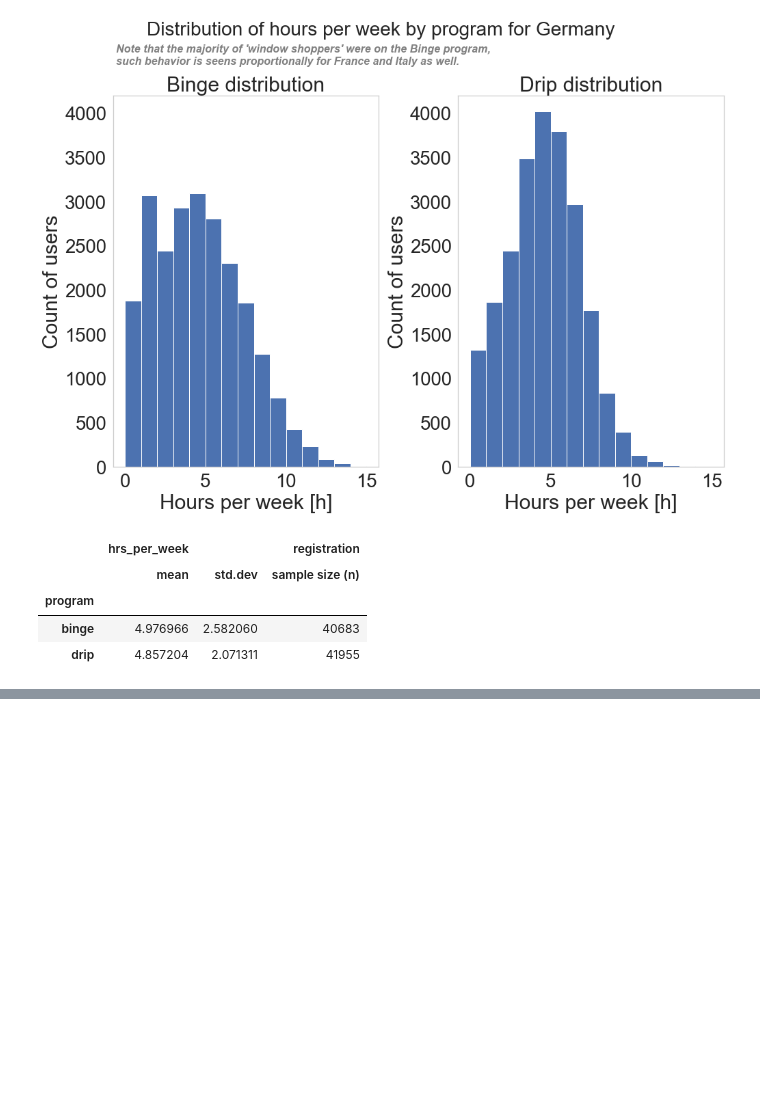
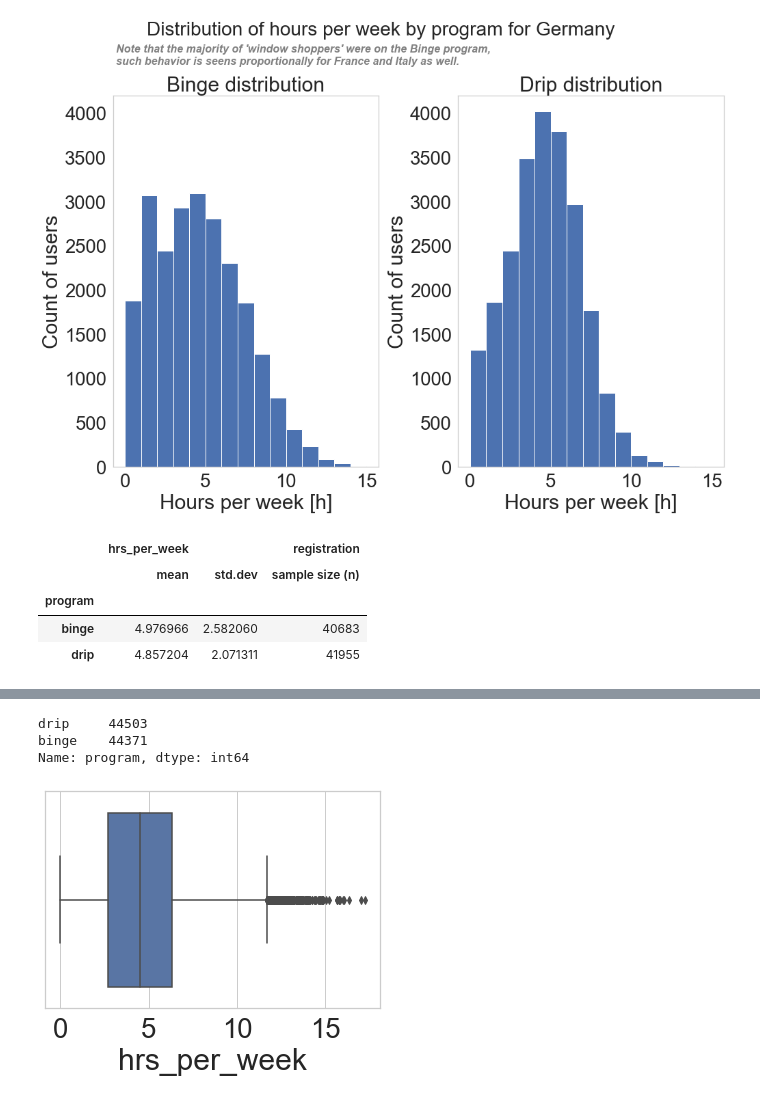
Before and after one commit to Wamuza1/Program_Evaluation, a Jupyter notebook: Program Evaluation Analysis.ipynb, the cells around one changed output, grey strips where cells are left out. Saved outputs shown, nothing was run; the diff lists cells and outputs as text; code cells hidden in the pictures; blank space fills up the shorter version.

```diff
--- a/Program Evaluation Analysis.ipynb
+++ b/Program Evaluation Analysis.ipynb
@@ -186,0 +235,4 @@ df_eval1
+# %%
+# drop columns User_id and year and Registration
+df1 = df.drop(['user_id','registration','year'], axis=1)
+df1
@@ -186,0 +253,11 @@ df_eval1
+# %%
+df1['program'].value_counts()
+# %% [output]
+drip     44503
+binge    44371
+Name: program, dtype: int64
+# %%
+import seaborn as sns
+sns.boxplot(x = df1["hrs_per_week"]);
+# %% [output]
+[figure, added]
```
Also changed, not shown: parts of 52 cells of this notebook, 9 other files.
